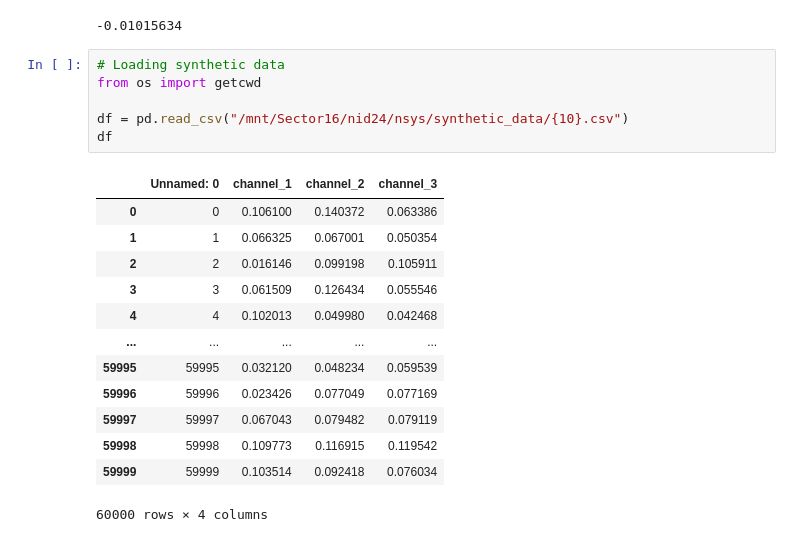
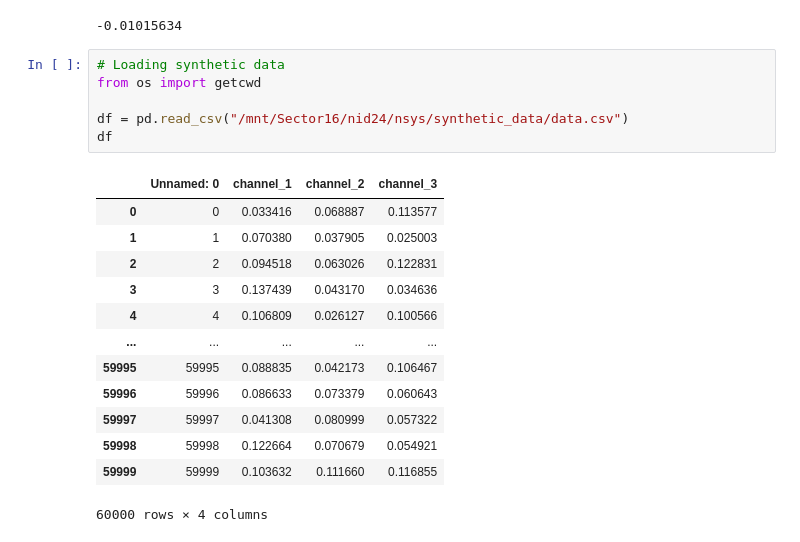
Before and after one commit to Raghav67816/NID-24, a Jupyter notebook: Signals Analysis.ipynb, the cells around one changed output. Drawn from its saved outputs; the diff is of its cells as text.

```diff
--- a/Signals Analysis.ipynb
+++ b/Signals Analysis.ipynb
@@ -58,21 +59,21 @@ print(mean)
 # %%
 # Loading synthetic data
 from os import getcwd
 
-df = pd.read_csv("/mnt/Sector16/nid24/nsys/synthetic_data/{10}.csv")
+df = pd.read_csv("/mnt/Sector16/nid24/nsys/synthetic_data/data.csv")
 df
 # %% [output]
 |  | Unnamed: 0 | channel_1 | channel_2 | channel_3 |
-| 0 | 0 | 0.106100 | 0.140372 | 0.063386 |
-| 1 | 1 | 0.066325 | 0.067001 | 0.050354 |
-| 2 | 2 | 0.016146 | 0.099198 | 0.105911 |
-| 3 | 3 | 0.061509 | 0.126434 | 0.055546 |
-| 4 | 4 | 0.102013 | 0.049980 | 0.042468 |
+| 0 | 0 | 0.033416 | 0.068887 | 0.113577 |
+| 1 | 1 | 0.070380 | 0.037905 | 0.025003 |
+| 2 | 2 | 0.094518 | 0.063026 | 0.122831 |
+| 3 | 3 | 0.137439 | 0.043170 | 0.034636 |
+| 4 | 4 | 0.106809 | 0.026127 | 0.100566 |
 | ... | ... | ... | ... | ... |
-| 59995 | 59995 | 0.032120 | 0.048234 | 0.059539 |
-| 59996 | 59996 | 0.023426 | 0.077049 | 0.077169 |
-| 59997 | 59997 | 0.067043 | 0.079482 | 0.079119 |
-| 59998 | 59998 | 0.109773 | 0.116915 | 0.119542 |
-| 59999 | 59999 | 0.103514 | 0.092418 | 0.076034 |
+| 59995 | 59995 | 0.088835 | 0.042173 | 0.106467 |
+| 59996 | 59996 | 0.086633 | 0.073379 | 0.060643 |
+| 59997 | 59997 | 0.041308 | 0.080999 | 0.057322 |
+| 59998 | 59998 | 0.122664 | 0.070679 | 0.054921 |
+| 59999 | 59999 | 0.103632 | 0.111660 | 0.116855 |
 60000 rows × 4 columns
 # %%
```
Also changed, not shown: parts of 6 cells of this notebook, 15 other files.
